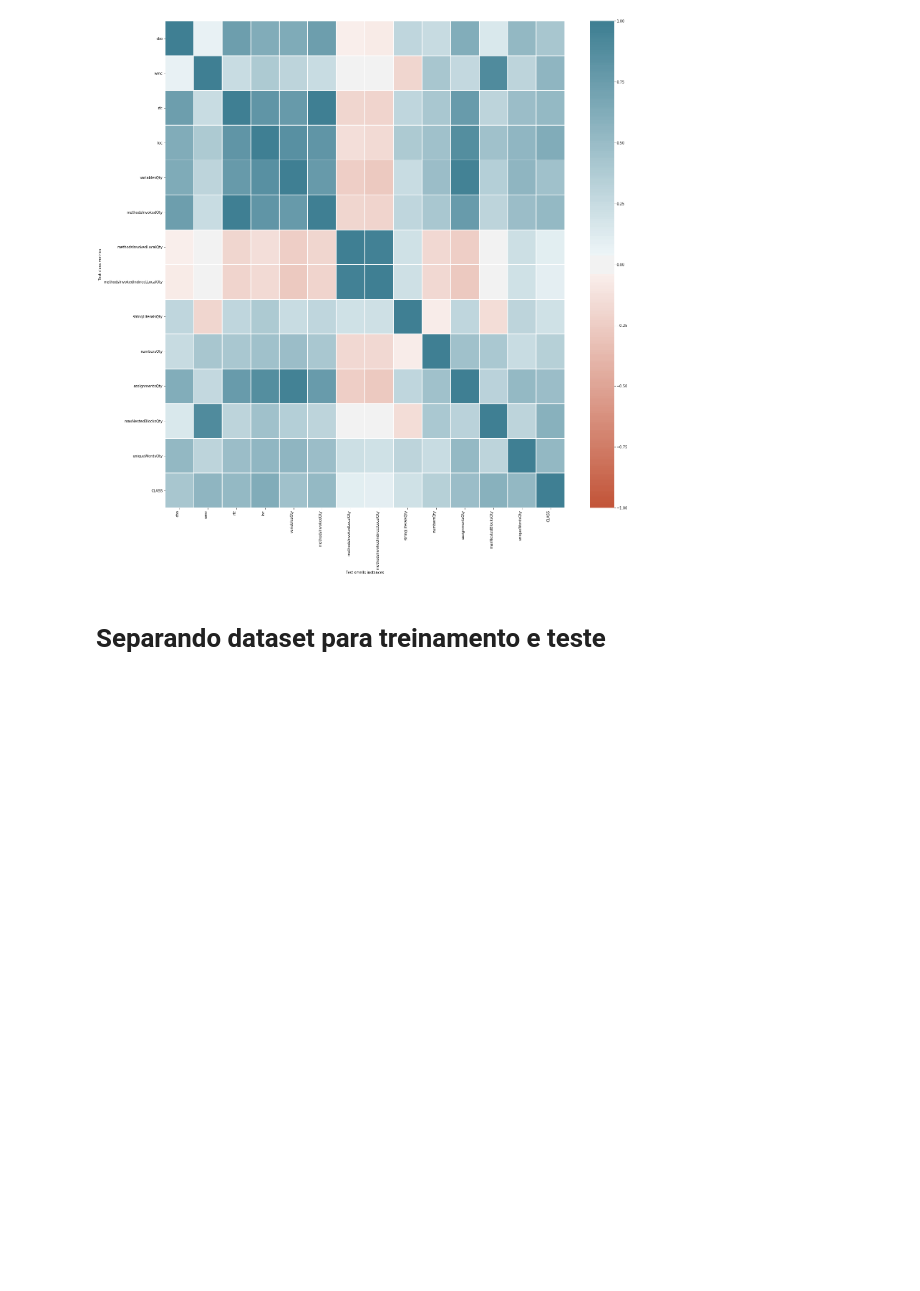
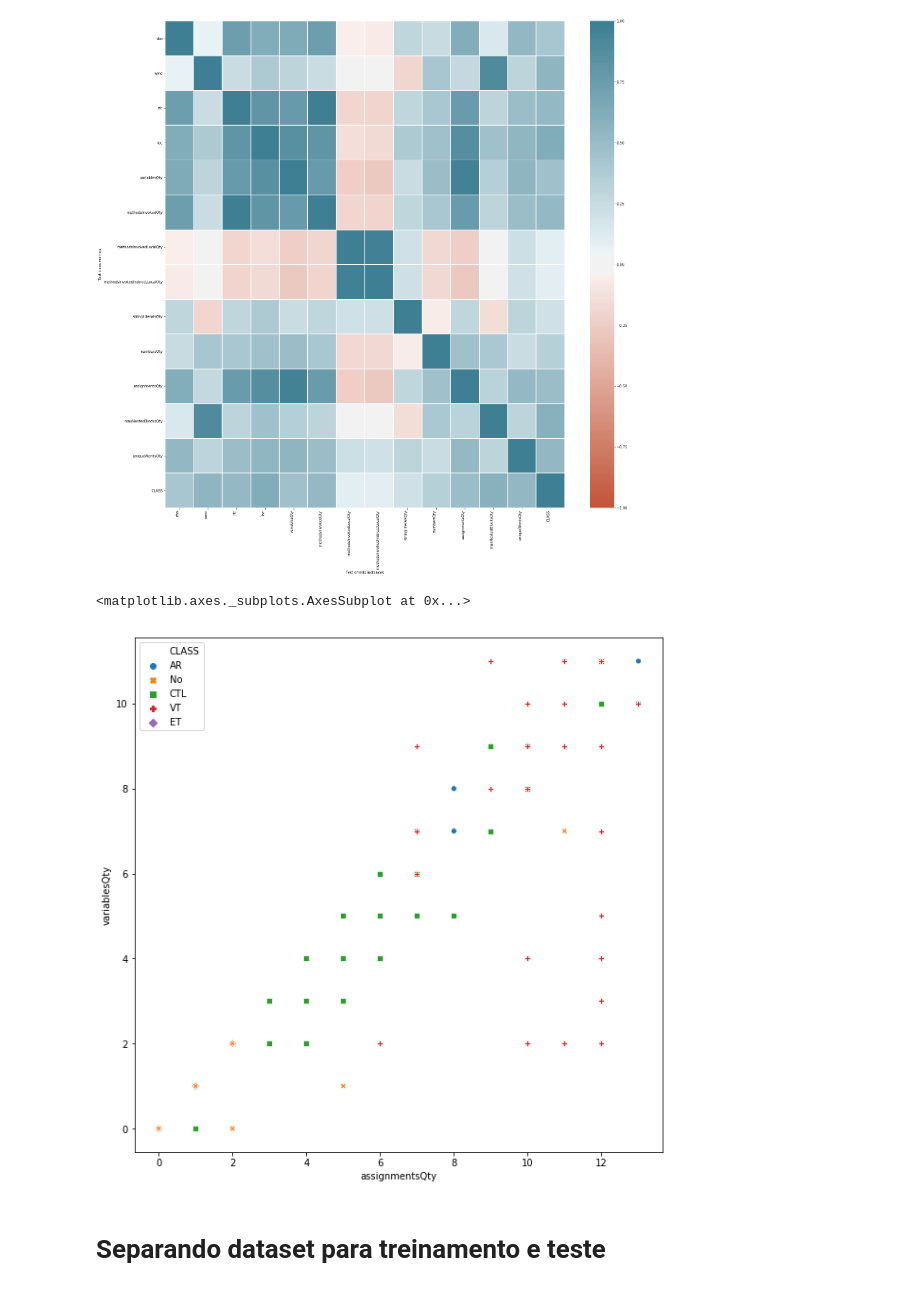
Before and after one commit to luana-martins/Machine-Learning, a Jupyter notebook: src/pre-processamento.ipynb, the cells around one changed output. Saved outputs shown, nothing was run; the diff lists cells and outputs as text; code cells hidden in the pictures; blank space fills up the shorter version.

```diff
--- a/src/pre-processamento.ipynb
+++ b/src/pre-processamento.ipynb
@@ -146,6 +162,16 @@ ax.set_xticklabels(
  Text(12.5, 0, 'uniqueWordsQty'),
  Text(13.5, 0, 'CLASS')]
 [figure]
+# %%
+# Distribuição das instâncias considerando as classes
+temp = dataset.copy()
+temp['CLASS'] = textClassColumn
+# Imprimindo o Scatter plot para analisar a distribuição das classes das instâncias
+fig, ax = plt.subplots(figsize=(10, 10))
+sns.scatterplot(x="assignmentsQty", y="variablesQty", data=temp, hue="CLASS", style="CLASS", ax=ax)
+# %% [output]
+<matplotlib.axes._subplots.AxesSubplot at 0x...>
+[figure, added]
 # %% [markdown]
 # Separando dataset para treinamento e teste
 # %%
```
Also changed, not shown: parts of 5 cells of this notebook.
